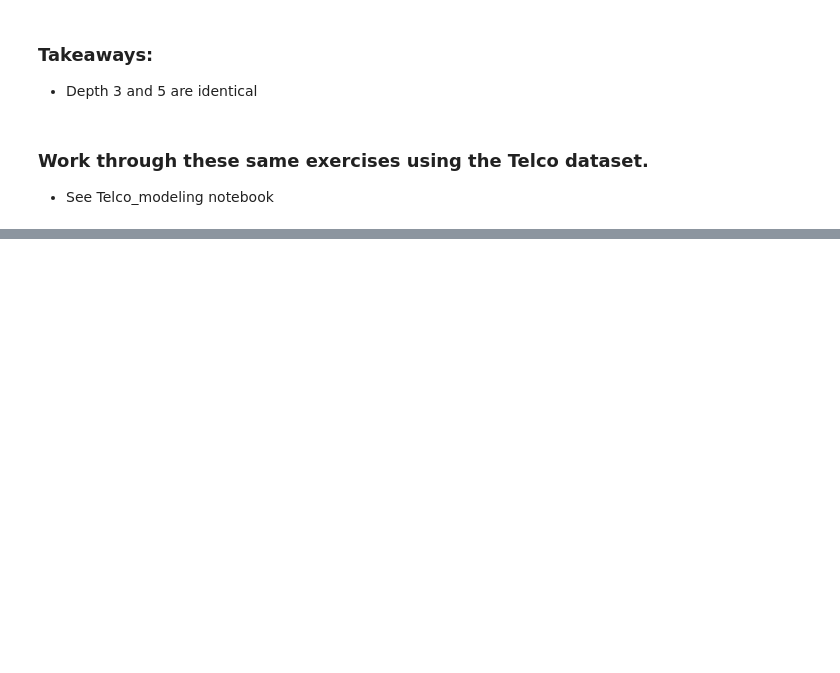
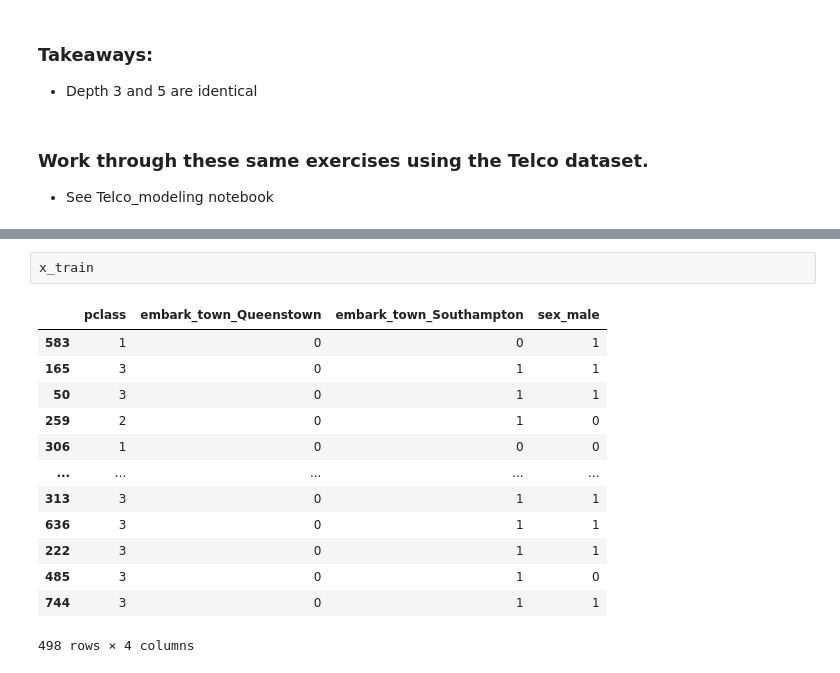
Before and after one commit to bradgauvin/classification-exercises, a Jupyter notebook: model.ipynb, the cells around one changed output, grey strips where cells are left out. Drawn from its saved outputs; the diff is of its cells as text; blank space fills up the shorter version.

```diff
--- a/model.ipynb
+++ b/model.ipynb
@@ -297,0 +404,16 @@ weighted avg       0.81      0.79      0.78       214
+# %%
+x_train
+# %% [output]
+|  | pclass | embark_town_Queenstown | embark_town_Southampton | sex_male |
+| 583 | 1 | 0 | 0 | 1 |
+| 165 | 3 | 0 | 1 | 1 |
+| 50 | 3 | 0 | 1 | 1 |
+| 259 | 2 | 0 | 1 | 0 |
+| 306 | 1 | 0 | 0 | 0 |
+| ... | ... | ... | ... | ... |
+| 313 | 3 | 0 | 1 | 1 |
+| 636 | 3 | 0 | 1 | 1 |
+| 222 | 3 | 0 | 1 | 1 |
+| 485 | 3 | 0 | 1 | 0 |
+| 744 | 3 | 0 | 1 | 1 |
+498 rows × 4 columns
```
Also changed, not shown: parts of 36 cells of this notebook.
